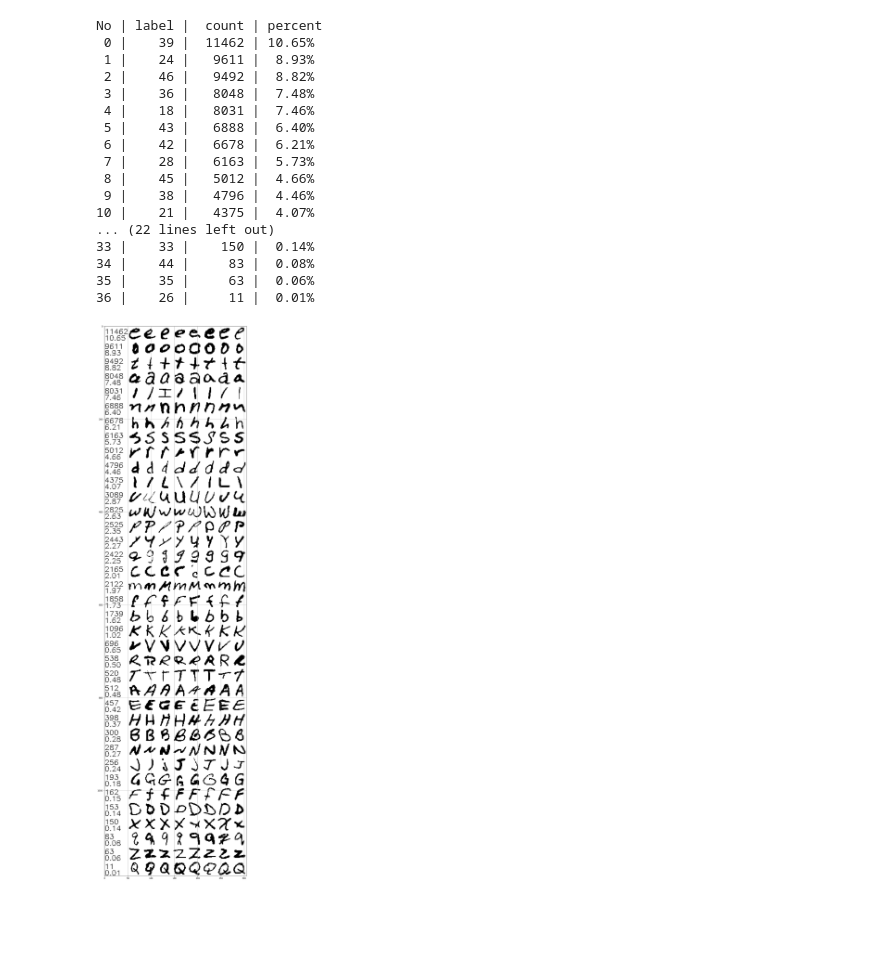
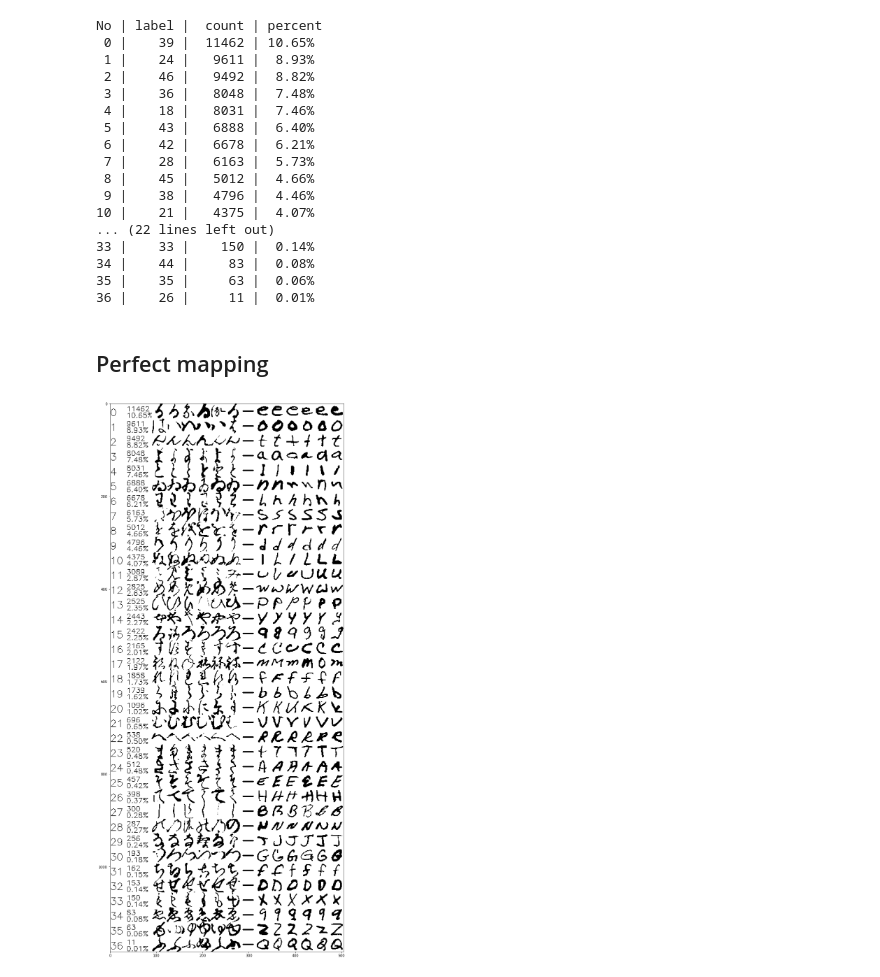
Before and after one commit to klima7/KMNIST-EMNIST-Translator, a Jupyter notebook: utils/counts.ipynb, the cells around one changed output. Cells and saved outputs as stored; diff of their text form; code cells hidden in the pictures; blank space fills up the shorter version.

Commit message:
Update counts notebook

```diff
--- a/utils/counts.ipynb
+++ b/utils/counts.ipynb
@@ -64,23 +68,30 @@ No | label |  count | percent
 34 |    44 |     83 |  0.08%
 35 |    35 |     63 |  0.06%
 36 |    26 |     11 |  0.01%
+# %% [markdown]
+## Perfect mapping
 # %%
-def show_chars_with_counts(dataset):
-    chars, labels = dataset
-    rows = []
-    for i, (label, count) in enumerate(counter.most_common()):
-        percent = count / total * 100
-        chars_rand = list(random.choices(chars[labels == label], k=8))
-        text = np.zeros((32, 50))
-        cv2.putText(text, f'{count}', org=(0, 16), fontFace=cv2.FONT_HERSHEY_SIMPLEX, fontScale=0.5, color=(255, 255, 255))
-        cv2.putText(text, f'{percent:.2f}', org=(0, 30), fontFace=cv2.FONT_HERSHEY_SIMPLEX, fontScale=0.5, color=(255, 255, 255))
-        chars_row = np.hstack([text / 255.0, *chars_rand])
-        rows.append(chars_row)
-    image = np.vstack(rows)
-    fig, ax = plt.subplots(1, 1, figsize=(12, len(rows)*2))
-    ax.imshow(1-image, 'gray')
-    ax.grid(None)
+emnist_chars, emnist_labels = emnist
+kmnist_chars, kmnist_labels = kmnist
+
+arrow = np.zeros((32, 32))
+cv2.line(arrow, (5, 16), (27, 16), (255, 255, 255), 2)
+
+rows = []
+for i, (label, count) in enumerate(counter.most_common()):
+    percent = count / total * 100
+    text = np.zeros((32, 90))
+    cv2.putText(text, f'{i}', org=(0, 26), fontFace=cv2.FONT_HERSHEY_SIMPLEX, fontScale=0.7, color=(255, 255, 255))
+    cv2.putText(text, f'{count}', org=(35, 16), fontFace=cv2.FONT_HERSHEY_SIMPLEX, fontScale=0.5, color=(255, 255, 255))
+    cv2.putText(text, f'{percent:.2f}%', org=(35, 30), fontFace=cv2.FONT_HERSHEY_SIMPLEX, fontScale=0.5, color=(255, 255, 255))
+
+    emnist_rand = list(random.choices(emnist_chars[emnist_labels == label], k=6))
+    kmnist_rand = list(random.choices(kmnist_chars[kmnist_labels == label], k=6))
+    chars_row = np.hstack([text/255, *kmnist_rand, arrow/255, *emnist_rand])
+    rows.append(chars_row)
+
+image = np.vstack(rows)
+fig, ax = plt.subplots(1, 1, figsize=(12, len(rows)*2))
+ax.imshow(1-image, 'gray');
+# %% [output]
+[figure, added]
-# %%
-show_chars_with_counts(emnist)
-# %% [output]
-[figure, removed]
```
Also changed, not shown: parts of 3 cells of this notebook.
